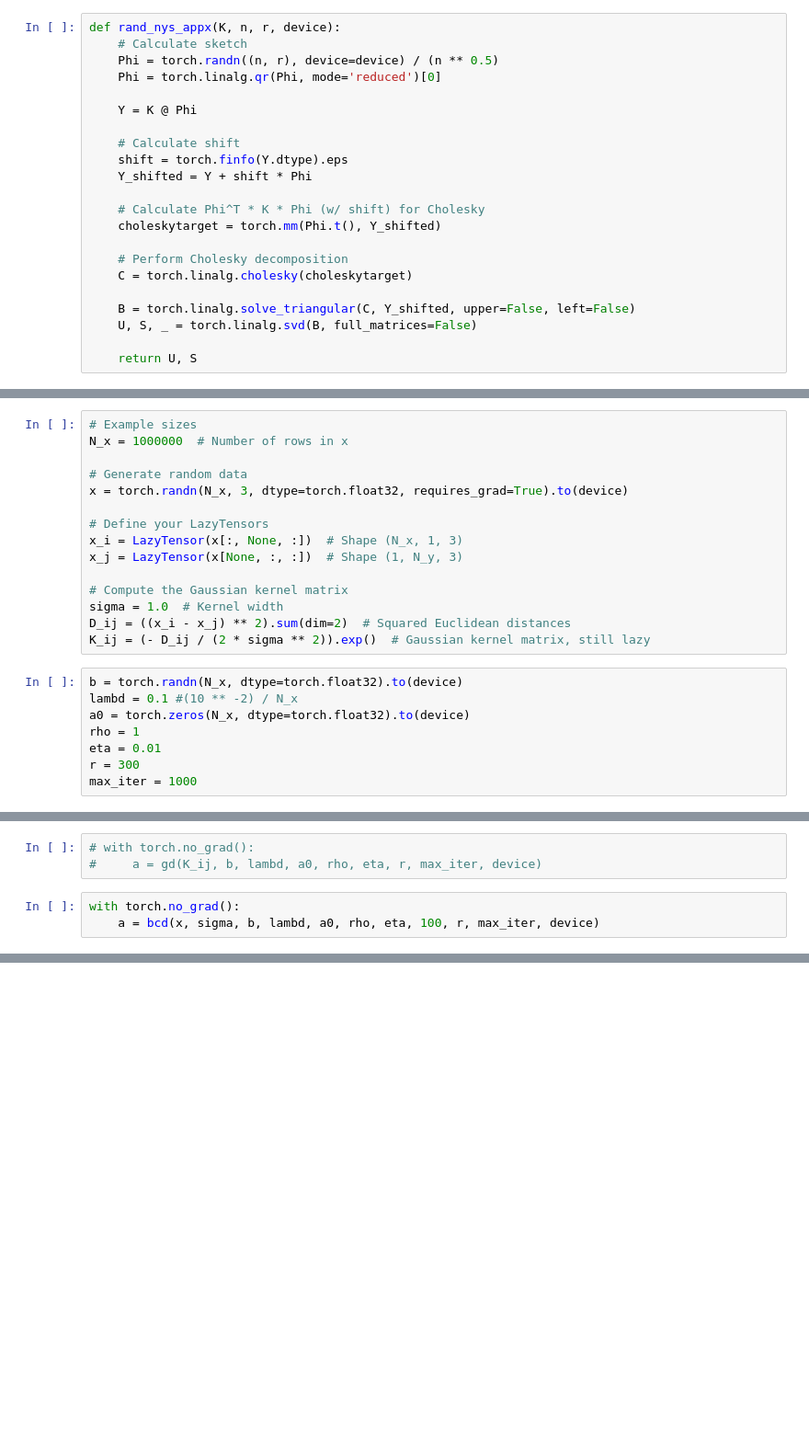
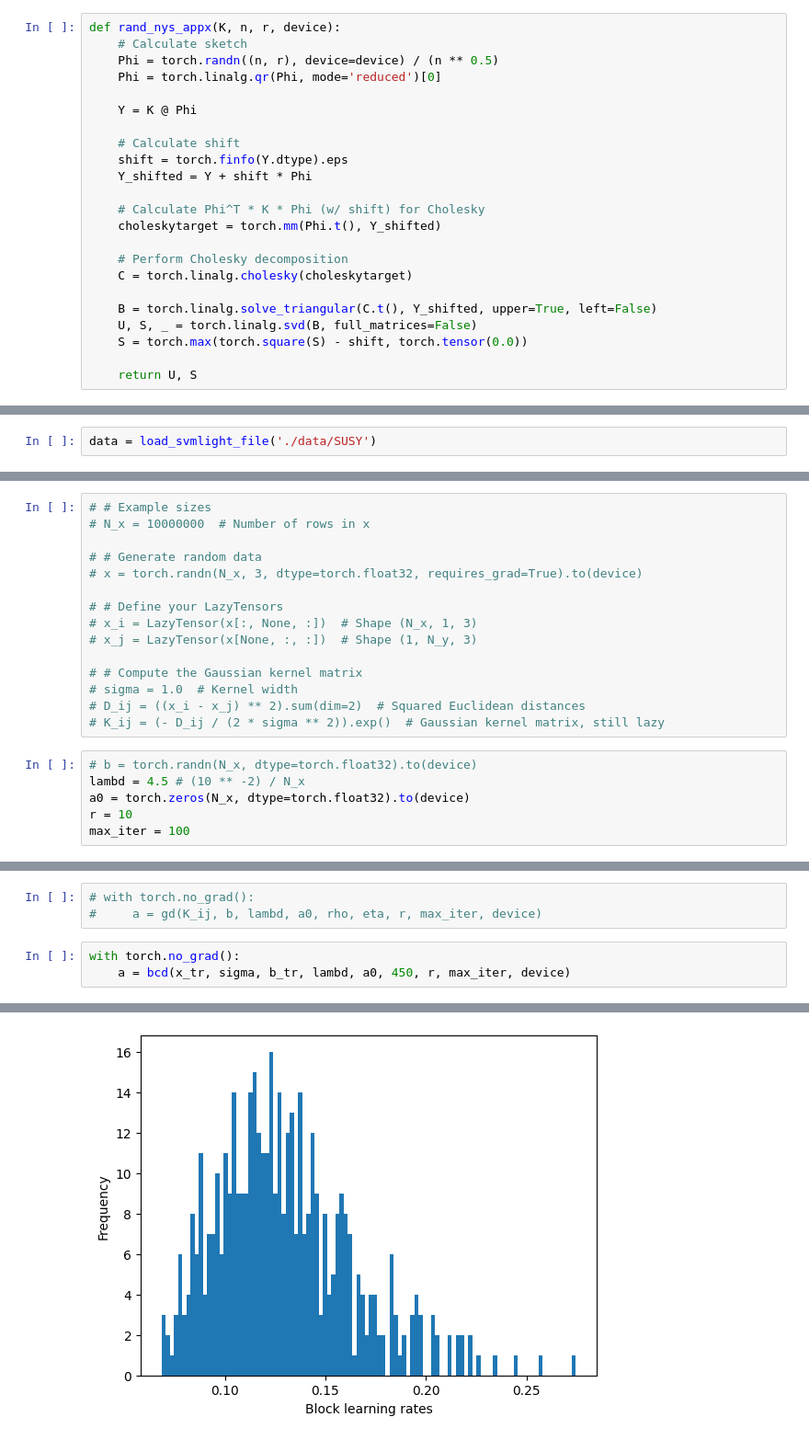
Before and after one commit to aliceitmushuk/fast_krr_alisver, a Jupyter notebook: test2.ipynb, the cells around one changed output, grey strips where cells are left out. Shown at 92% size. Drawn from its saved outputs; the diff is of its cells as text; blank space fills up the shorter version.

Commit message:
Fixed bugs in randomized Nystrom approximation Automated computation of rho and learning rate for each block Added SUSY w/ hyperparams based on KRILL

```diff
--- a/test2.ipynb
+++ b/test2.ipynb
@@ -26,8 +28,9 @@ def rand_nys_appx(K, n, r, device):
     # Perform Cholesky decomposition
     C = torch.linalg.cholesky(choleskytarget)
 
-    B = torch.linalg.solve_triangular(C, Y_shifted, upper=False, left=False)
+    B = torch.linalg.solve_triangular(C.t(), Y_shifted, upper=True, left=False)
     U, S, _ = torch.linalg.svd(B, full_matrices=False)
+    S = torch.max(torch.square(S) - shift, torch.tensor(0.0))
 
     return U, S
 # %%
@@ -125,0 +173,2 @@ def bcd(x, sigma, b, lambd, a0, rho, eta, B, r, max_iter, device):
+# %%
+data = load_svmlight_file('./data/SUSY')
@@ -126,25 +194,23 @@ def bcd(x, sigma, b, lambd, a0, rho, eta, B, r, max_iter, device):
 # %%
-# Example sizes
-N_x = 1000000  # Number of rows in x
+# # Example sizes
+# N_x = 10000000  # Number of rows in x
 
-# Generate random data
-x = torch.randn(N_x, 3, dtype=torch.float32, requires_grad=True).to(device)
+# # Generate random data
+# x = torch.randn(N_x, 3, dtype=torch.float32, requires_grad=True).to(device)
 
-# Define your LazyTensors
-x_i = LazyTensor(x[:, None, :])  # Shape (N_x, 1, 3)
-x_j = LazyTensor(x[None, :, :])  # Shape (1, N_y, 3)
+# # Define your LazyTensors
+# x_i = LazyTensor(x[:, None, :])  # Shape (N_x, 1, 3)
+# x_j = LazyTensor(x[None, :, :])  # Shape (1, N_y, 3)
 
-# Compute the Gaussian kernel matrix
-sigma = 1.0  # Kernel width
-D_ij = ((x_i - x_j) ** 2).sum(dim=2)  # Squared Euclidean distances
-K_ij = (- D_ij / (2 * sigma ** 2)).exp()  # Gaussian kernel matrix, still lazy
+# # Compute the Gaussian kernel matrix
+# sigma = 1.0  # Kernel width
+# D_ij = ((x_i - x_j) ** 2).sum(dim=2)  # Squared Euclidean distances
+# K_ij = (- D_ij / (2 * sigma ** 2)).exp()  # Gaussian kernel matrix, still lazy
 # %%
-b = torch.randn(N_x, dtype=torch.float32).to(device)
-lambd = 0.1 #(10 ** -2) / N_x
+# b = torch.randn(N_x, dtype=torch.float32).to(device)
+lambd = 4.5 # (10 ** -2) / N_x
 a0 = torch.zeros(N_x, dtype=torch.float32).to(device)
-rho = 1
-eta = 0.01
-r = 300
-max_iter = 1000
+r = 10
+max_iter = 100
 # %%
 # Ground truth
@@ -157,5 +221,5 @@ tensor(-4991643.5000, device='cuda:1', grad_fn=<SubBackward0>)
 #     a = gd(K_ij, b, lambd, a0, rho, eta, r, max_iter, device)
 # %%
 with torch.no_grad():
-    a = bcd(x, sigma, b, lambd, a0, rho, eta, 100, r, max_iter, device)
+    a = bcd(x_tr, sigma, b_tr, lambd, a0, 450, r, max_iter, device)
 # %% [output]
@@ -178,0 +243 @@ iter 999, loss -4197816.5
+[figure, added]
```
Also changed, not shown: parts of 8 cells of this notebook, 1 other file.
